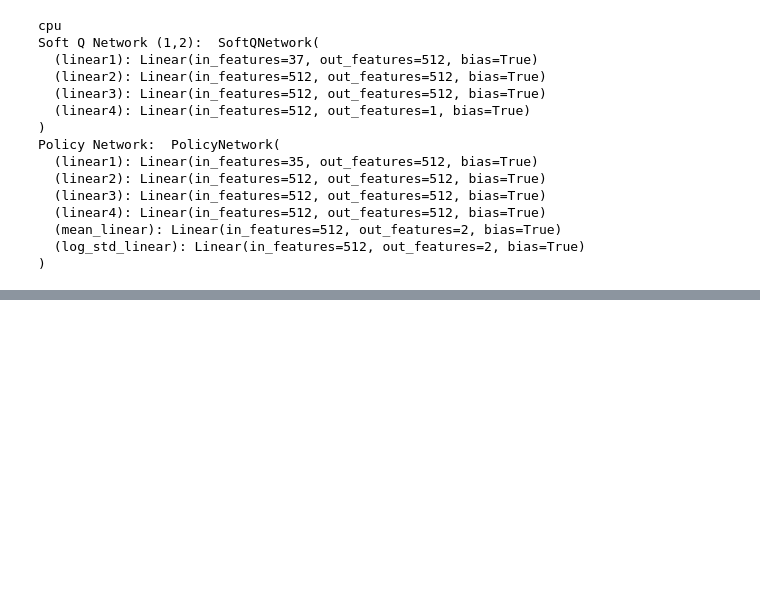
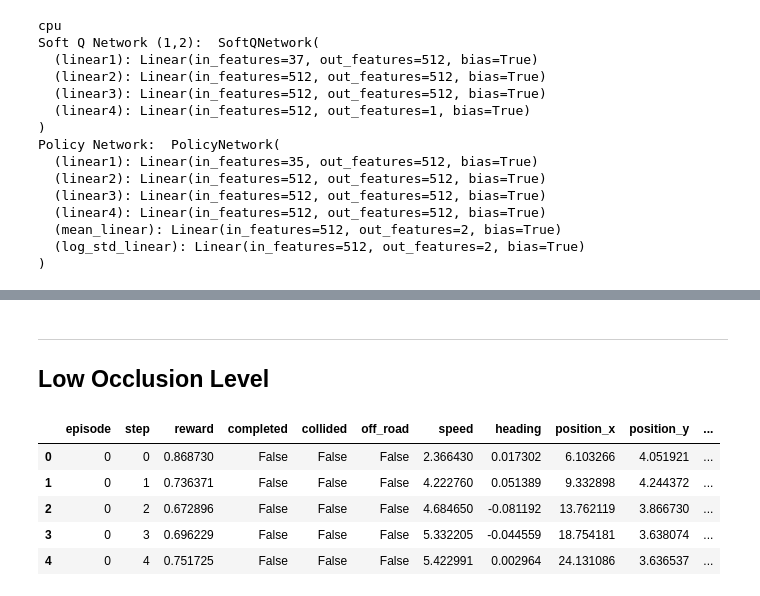
Before and after one commit to kengboon/RoadEnv, a Jupyter notebook: scripts/exp_sac-v2-2.ipynb, the cells around one changed output, grey strips where cells are left out. Drawn from its saved outputs; the diff is of its cells as text; code cells hidden in the pictures; blank space fills up the shorter version.

```diff
--- a/scripts/exp_sac-v2-2.ipynb
+++ b/scripts/exp_sac-v2-2.ipynb
@@ -61,10 +61,11 @@ Loaded from ../../data/models/sac_v2-230704203226/9999
 # %%
 from enum import Enum
-from timeit
+import time
 class OCCLUSION(Enum):
     Low = 1
     Medium = 2
     High = 3
+    Random = 4
 
 def run_test(env,
              occlusion_level,
@@ -79,7 +80,8 @@ def run_test(env,
         'duration': num_step,
         'obstacle_preset': occlusion_level
     })
-
+    infos = []
+    start_time = time.time()
     for episode in range(num_episode):
         step = 0
         episode_reward = 0
@@ -95,8 +97,19 @@ def run_test(env,
             if render:
                 env.render()
 
+            d = {
+                "episode": episode,
+                "step": step,
+                "reward": reward,
+            }
+            d.update(info)
+            infos.append(d)
+
             step += 1
             episode_reward += reward
             if done or truncated:
                 break
-        print(f'Episode: {episode+1}, Steps: {step}, Reward: {episode_reward:.2f}')
+        print(f'Episode: {episode+1}, Steps: {step}')
+    end_time = time.time()
+    print(f'Total elapsed: {end_time-start_time: .3f}')
+    return infos
@@ -102,0 +152,13 @@ def run_test(env,
+# %% [markdown]
+---
+## Low Occlusion Level
+# %%
+df = infos[OCCLUSION.Low]
+df.head()
+# %% [output]
+|  | episode | step | reward | completed | collided | off_road | speed | heading | position_x | position_y | ... |
+| 0 | 0 | 0 | 0.868730 | False | False | False | 2.366430 | 0.017302 | 6.103266 | 4.051921 | ... |
+| 1 | 0 | 1 | 0.736371 | False | False | False | 4.222760 | 0.051389 | 9.332898 | 4.244372 | ... |
+| 2 | 0 | 2 | 0.672896 | False | False | False | 4.684650 | -0.081192 | 13.762119 | 3.866730 | ... |
+| 3 | 0 | 3 | 0.696229 | False | False | False | 5.332205 | -0.044559 | 18.754181 | 3.638074 | ... |
+| 4 | 0 | 4 | 0.751725 | False | False | False | 5.422991 | 0.002964 | 24.131086 | 3.636537 | ... |
```
Also changed, not shown: parts of 3 cells of this notebook.
